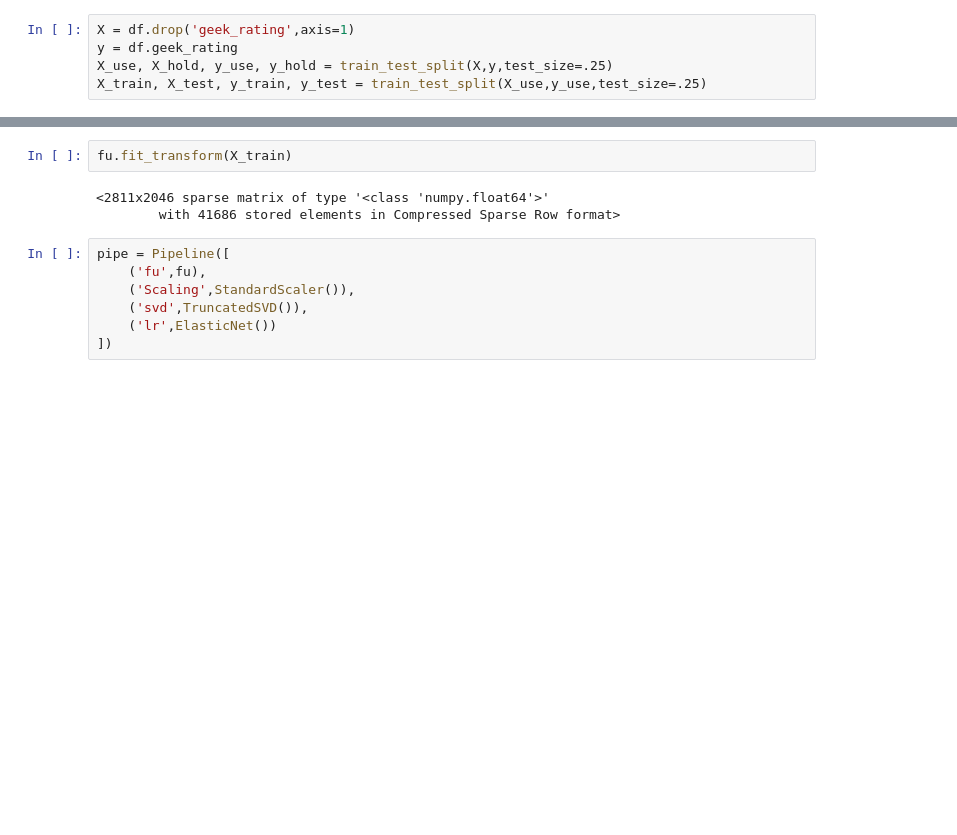
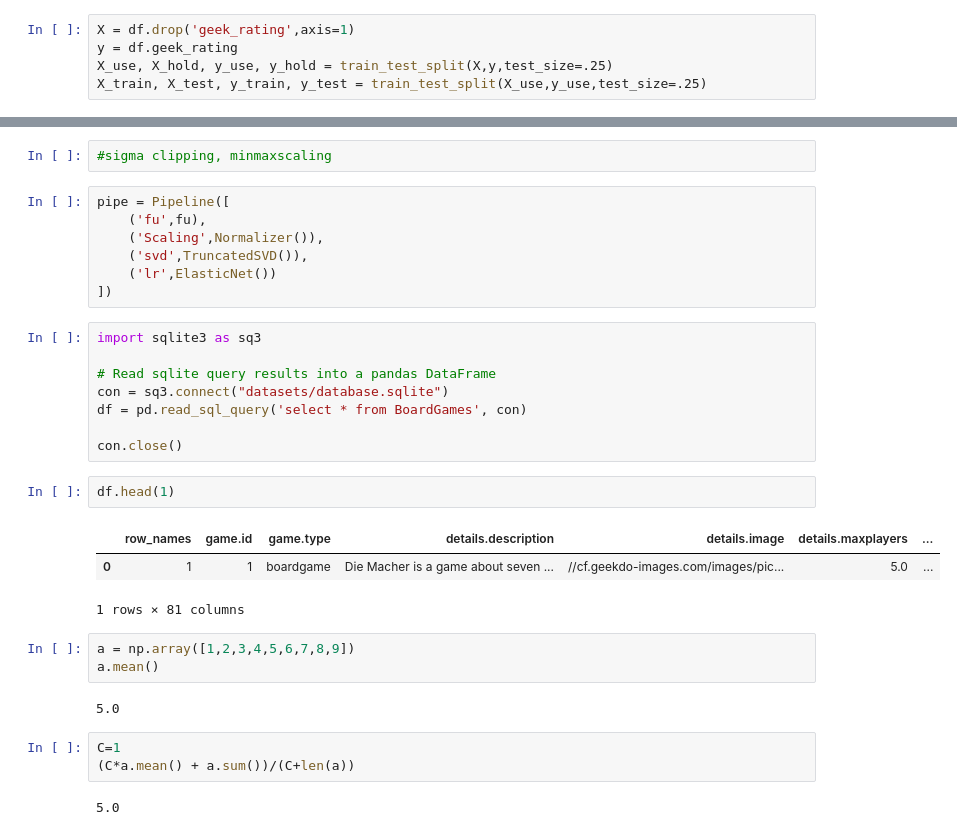
Before and after one commit to ajriddle/GA_Capstone, a Jupyter notebook: capstone.ipynb, the cells around one changed output, grey strips where cells are left out. Drawn from its saved outputs; the diff is of its cells as text; blank space fills up the shorter version.

```diff
--- a/capstone.ipynb
+++ b/capstone.ipynb
@@ -201,15 +212,36 @@ fu = make_union(
     category_pipe,
     designer_pipe
 )
-# %%
-fu.fit_transform(X_train)
-# %% [output]
-<2811x2046 sparse matrix of type '<class 'numpy.float64'>'
-        with 41686 stored elements in Compressed Sparse Row format>
+# %%
+#sigma clipping, minmaxscaling
 # %%
 pipe = Pipeline([
     ('fu',fu),
-    ('Scaling',StandardScaler()),
+    ('Scaling',Normalizer()),
     ('svd',TruncatedSVD()),
     ('lr',ElasticNet())
 ])
+# %%
+import sqlite3 as sq3
+
+# Read sqlite query results into a pandas DataFrame
+con = sq3.connect("datasets/database.sqlite")
+df = pd.read_sql_query('select * from BoardGames', con)
+
+con.close()
+# %%
+df.head(1)
+# %% [output]
+|  | row_names | game.id | game.type | details.description | details.image | details.maxplayers | ... |
+| 0 | 1 | 1 | boardgame | Die Macher is a game about seven ... | //cf.geekdo-images.com/images/pic... | 5.0 | ... |
+1 rows × 81 columns
+# %%
+a = np.array([1,2,3,4,5,6,7,8,9])
+a.mean()
+# %% [output]
+5.0
+# %%
+C=1
+(C*a.mean() + a.sum())/(C+len(a))
+# %% [output]
+5.0
```
Also changed, not shown: parts of 7 cells of this notebook, 1 other file.
